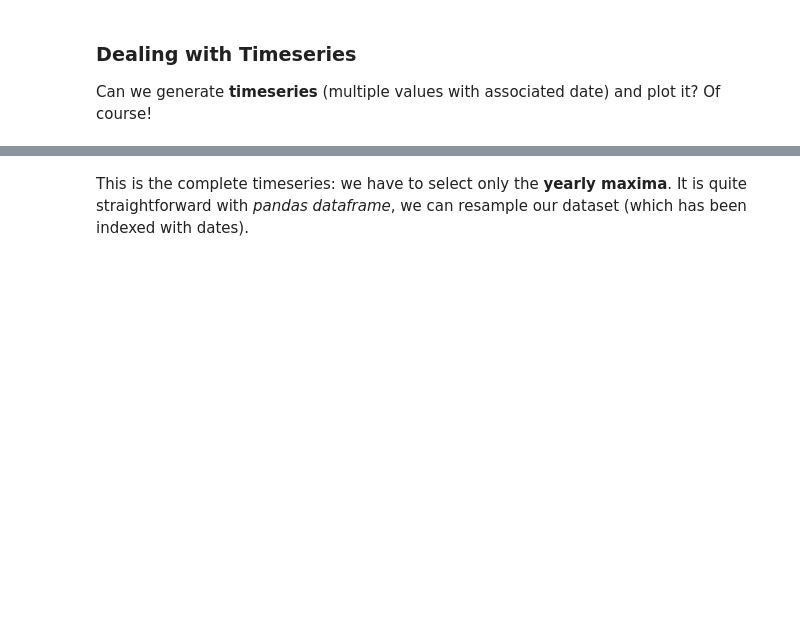
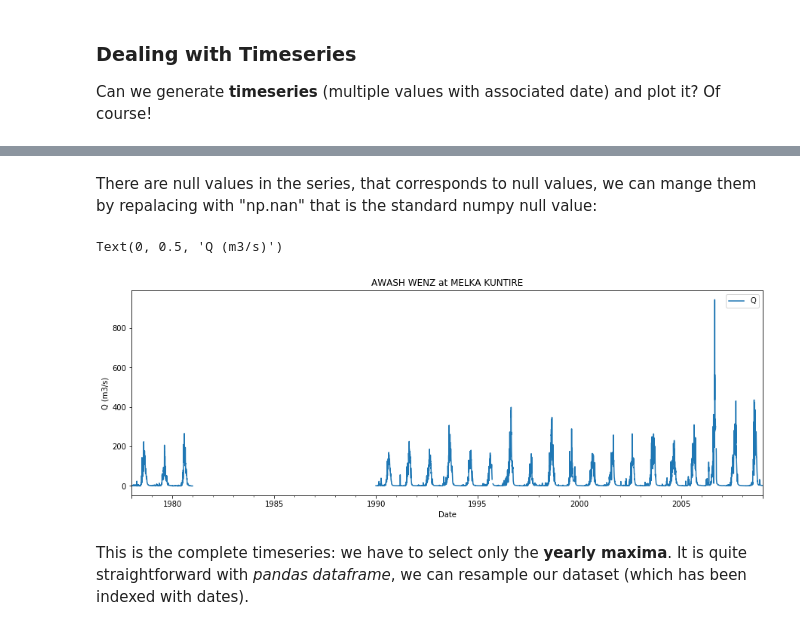
Before and after one commit to almasoero/fp_python_training, a Jupyter notebook: Introduction2Python_forHydrologist.ipynb, the cells around one changed output, grey strips where cells are left out. Drawn from its saved outputs; the diff is of its cells as text; code cells hidden in the pictures; blank space fills up the shorter version.

```diff
--- a/Introduction2Python_forHydrologist.ipynb
+++ b/Introduction2Python_forHydrologist.ipynb
@@ -85,3 +255,13 @@ ax = df.plot(title='Potaro River at Kaieteur Falls')
+# %% [markdown]
+There are null values in the series, that corresponds to null values, we can mange them by repalacing with "np.nan" that is the standard numpy null value:
+# %%
+# Replace negative values with "null"
+df.loc[df['Q']<0,'Q']=np.nan
+ax = df.plot(title=df_stations.loc[station_code]["River"] + " at " + df_stations.loc[station_code]["Station"], figsize=(15,5))
+ax.set_ylabel('Q (m3/s)')
+# %% [output]
+Text(0, 0.5, 'Q (m3/s)')
+[figure, added]
 # %% [markdown]
 This is the complete timeseries: we have to select only the **yearly maxima**. It is quite straightforward with *pandas dataframe*, we can resample our dataset (which has been indexed with dates).
 # %%
```
Also changed, not shown: parts of 27 cells of this notebook, 33 other files.
